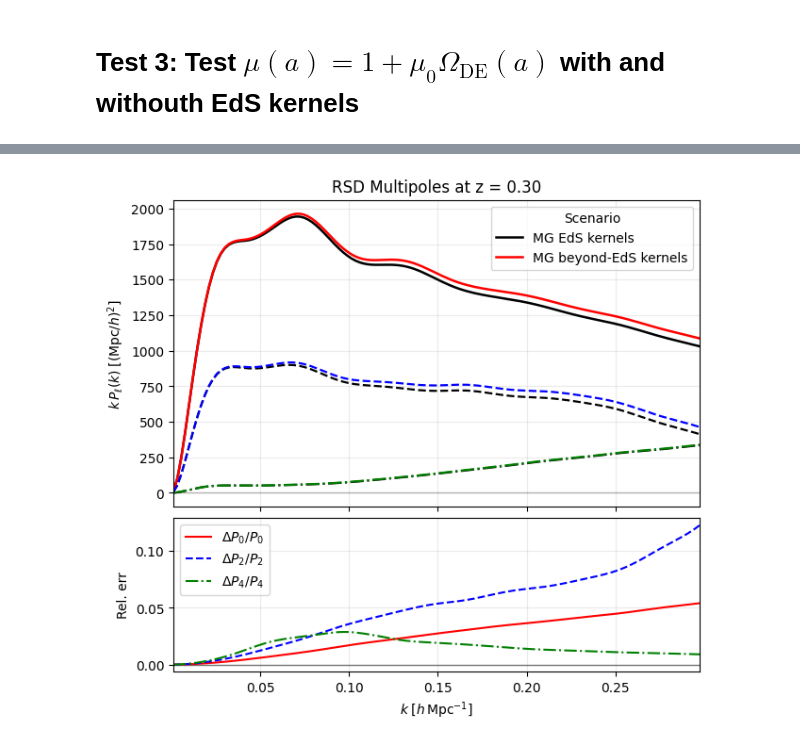
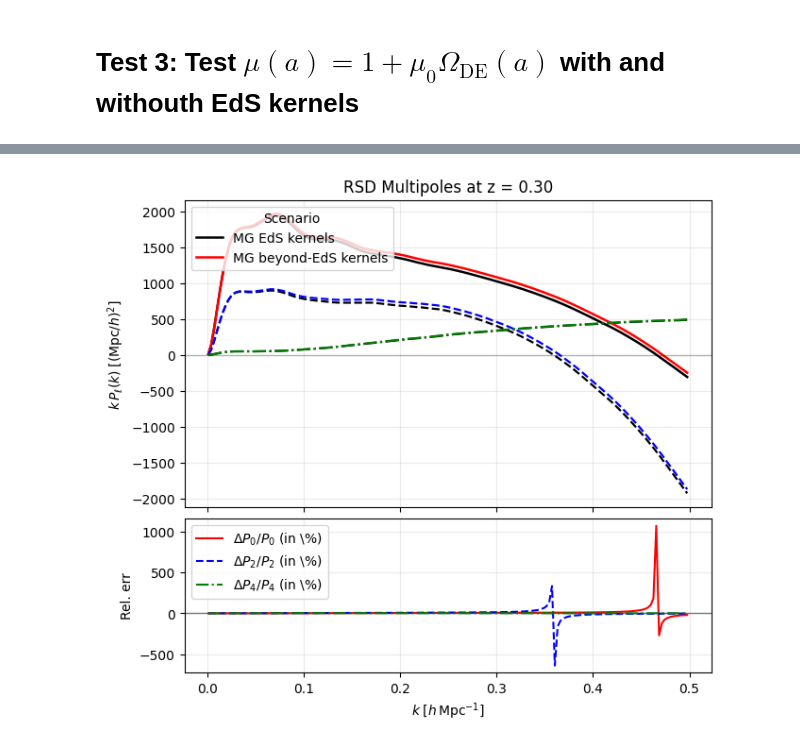
Before and after one commit to alejandroaviles/fkpt, a Jupyter notebook: notebooks/pyfkpt_with_isitgr.ipynb, the cells around one changed output, grey strips where cells are left out. Cells and saved outputs as stored; diff of their text form; code cells hidden in the pictures.

```diff
--- a/notebooks/pyfkpt_with_isitgr.ipynb
+++ b/notebooks/pyfkpt_with_isitgr.ipynb
@@ -160,7 +190,7 @@ base = dict(
 # -------------------------
 # (1) MG (rescaled PS, internal f)
 # -------------------------
-p1 = deepcopy(base); p1["rescale_PS"] = True
+p1 = deepcopy(base); p1["rescale_PS"] = True; p1["use_beyond_eds_kernels"] = True
 tables_MG_internal = pyfkpt.compute_multipoles(k=ks_GR, pk=pk_lin_GR, **p1)
 k_MG_internal, P0_MG_internal, P2_MG_internal, P4_MG_internal = pyfkpt.rsd_multipoles(
     k=k_eval, nuis=nuis, z=z_pk, Om=Om, ap=False, tables=tables_MG_internal
@@ -173,8 +203,8 @@ k_eval = np.linspace(base["kmin"], base["kmax"], base["Nk"])
 # -------------------------
 # (2) MG (unrescaled PS, internal f)
 # -------------------------
-p2 = deepcopy(base); p2["rescale_PS"] = False
-tables_MG_unrescaled = pyfkpt.compute_multipoles(k=ks, pk=pk_lin, **p2)
+p2 = deepcopy(base); p2["rescale_PS"] = False; p2["use_beyond_eds_kernels"] = True
+tables_MG_unrescaled = pyfkpt.compute_multipoles(k=ks_pk, pk=pk_lin, **p2)
 k_MG_unrescaled, P0_MG_unrescaled, P2_MG_unrescaled, P4_MG_unrescaled = pyfkpt.rsd_multipoles(
     k=k_eval, nuis=nuis, z=z_pk, Om=Om, ap=False, tables=tables_MG_unrescaled
 )
@@ -184,8 +214,8 @@ print("MG2 variant done")
 # -------------------------
 # (3) MG (unrescaled PS, external f from ISiTGR)
 # -------------------------
-p3 = deepcopy(base); p3["rescale_PS"] = False
-tables_MG = pyfkpt.compute_multipoles(k=ks, pk=pk_lin, fk=fk_lin, f0=f0, **p3)
+p3 = deepcopy(base); p3["rescale_PS"] = False; p3["use_beyond_eds_kernels"] = True
+tables_MG = pyfkpt.compute_multipoles(k=ks_pk, pk=pk_lin, fk=f_raw, f0=f0, **p3)
 k_MG, P0_MG, P2_MG, P4_MG = pyfkpt.rsd_multipoles(
     k=k_eval, nuis=nuis, z=z_pk, Om=Om, ap=False, tables=tables_MG
 )
@@ -322,7 +558,7 @@ base = dict(
     nquadSteps=300, chatty=0,
     model="HDKI",    # must match models.c
     mg_variant="mu_OmDE",
-    mu0=0.0
+    mu0=0.1
 )
 
 # evaluation grid
@@ -331,8 +567,8 @@ k_eval = np.linspace(base["kmin"], base["kmax"], base["Nk"])
 # -------------------------
 # (3) MG (unrescaled PS, external f from ISiTGR)
 # -------------------------
-p_GR_limit = deepcopy(base); p_GR_limit["rescale_PS"] = False
-tables_MG = pyfkpt.compute_multipoles(k=ks, pk=pk_lin, fk=fk_lin, f0=float(f0), **p_GR_limit)
+p_GR_limit = deepcopy(base); p_GR_limit["rescale_PS"] = True
+tables_MG = pyfkpt.compute_multipoles(k=ks, pk=pk_lin, **p_GR_limit)
 k_MG, P0_MG, P2_MG, P4_MG = pyfkpt.rsd_multipoles(
     k=k_eval, nuis=nuis, z=z_pk, Om=Om, ap=False, tables=tables_MG
 )
@@ -347,7 +583,7 @@ from matplotlib.lines import Line2D
 
 series = [
     ("GR",                  "C0", "-",  k_GR,            P0_GR,            P2_GR,            P4_GR),
-    ("MG in GR limit ($\mu=1$)",  "k", ":",  k_MG,            P0_MG,            P2_MG,            P4_MG),
+    ("MG with $\mu_0=0.1$",  "k", ":",  k_MG,            P0_MG,            P2_MG,            P4_MG),
 ]
 
 fig, ax = plt.subplots(figsize=(7.2, 5.2))
@@ -472,7 +751,4 @@ Note: redshifts have been re-sorted (earliest first)
 # %%
-import numpy as np
-import matplotlib.pyplot as plt
-
 # ==========================
 # Plot multipoles for GR + EdS vs beyond-EdS MG
 # ==========================
@@ -489,9 +765,9 @@ ref_P4 = P4_MG_EdS
 ref_k  = k_MG_EdS
 
 # Compute relative errors for beyond-EdS
-rel_err_0 = (P0_MG_beyond - ref_P0) / ref_P0
-rel_err_2 = (P2_MG_beyond - ref_P2) / ref_P2
-rel_err_4 = (P4_MG_beyond - ref_P4) / ref_P4
+rel_err_0 = (P0_MG_beyond - ref_P0) / ref_P0 * 100
+rel_err_2 = (P2_MG_beyond - ref_P2) / ref_P2 * 100
+rel_err_4 = (P4_MG_beyond - ref_P4) / ref_P4 * 100
 
 fig, (ax_main, ax_sub) = plt.subplots(
     2, 1, figsize=(7.2, 6.5), sharex=True,
@@ -501,37 +777,37 @@ fig, (ax_main, ax_sub) = plt.subplots(
 # ======================
 # Main panel
 # ======================
 for label, color, ls, kk, P0, P2, P4 in series:
     # monopole
     ax_main.plot(kk, kk*P0, linestyle='-', color='red' if 'beyond' in label else 'k',
                  linewidth=1.8, label=label)
     # quadrupole
     ax_main.plot(kk, kk*P2, linestyle='--', color='blue' if 'beyond' in label else 'k',
                  linewidth=1.6)
     # hexadecapole
     ax_main.plot(kk, kk*P4, linestyle='-.', color='green' if 'beyond' in label else 'k',
                  linewidth=1.6)
 
-ax_main.legend(title="Scenario", loc="best")
+ax_main.legend(title="Scenario", loc="upper left")
 ax_main.set_ylabel(r"$k\,P_\ell(k)\;[(\mathrm{Mpc}/h)^2]$")
 ax_main.set_title(f"RSD Multipoles at z = {z_pk:.2f}")
 ax_main.axhline(0, color='k', alpha=0.25, lw=1.0)
 ax_main.grid(True, alpha=0.25)
-ax_main.set_xlim(base["kmin"], base["kmax"])
+#ax_main.set_xlim(base["kmin"], 0.2)
 
 # ======================
 # Lower subpanel (relative errors)
 # ======================
 ax_sub.axhline(0, color='k', lw=1.0, alpha=0.5)
-ax_sub.plot(ref_k, rel_err_0, 'r-',  label=r"$\Delta P_0/P_0$")
-ax_sub.plot(ref_k, rel_err_2, 'b--', label=r"$\Delta P_2/P_2$")
-ax_sub.plot(ref_k, rel_err_4, 'g-.', label=r"$\Delta P_4/P_4$")
+ax_sub.plot(ref_k, rel_err_0, 'r-',  label=r"$\Delta P_0/P_0$ (in \%)")
+ax_sub.plot(ref_k, rel_err_2, 'b--', label=r"$\Delta P_2/P_2$ (in \%)")
+ax_sub.plot(ref_k, rel_err_4, 'g-.', label=r"$\Delta P_4/P_4$ (in \%)")
 ax_sub.set_xlabel(r"$k\;[h\,\mathrm{Mpc}^{-1}]$")
 ax_sub.set_ylabel("Rel. err")
 ax_sub.grid(True, alpha=0.25)
-ax_sub.legend(loc="best")
+ax_sub.legend(loc="upper left")
 
 plt.tight_layout()
 plt.show()
 # %% [output]
-[figure, old version]
+[figure, new version]
```
Also changed, not shown: parts of 14 cells of this notebook, 5 other files.
